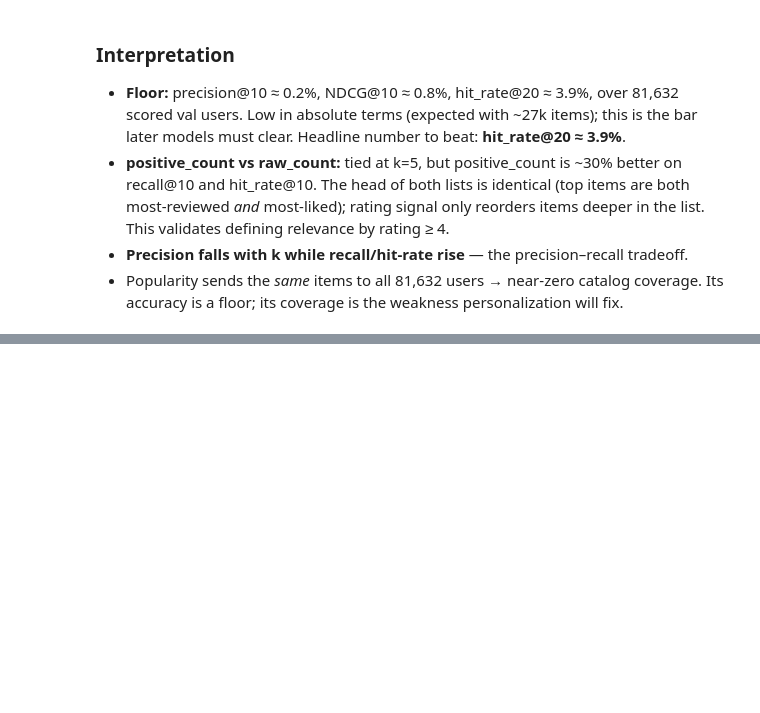
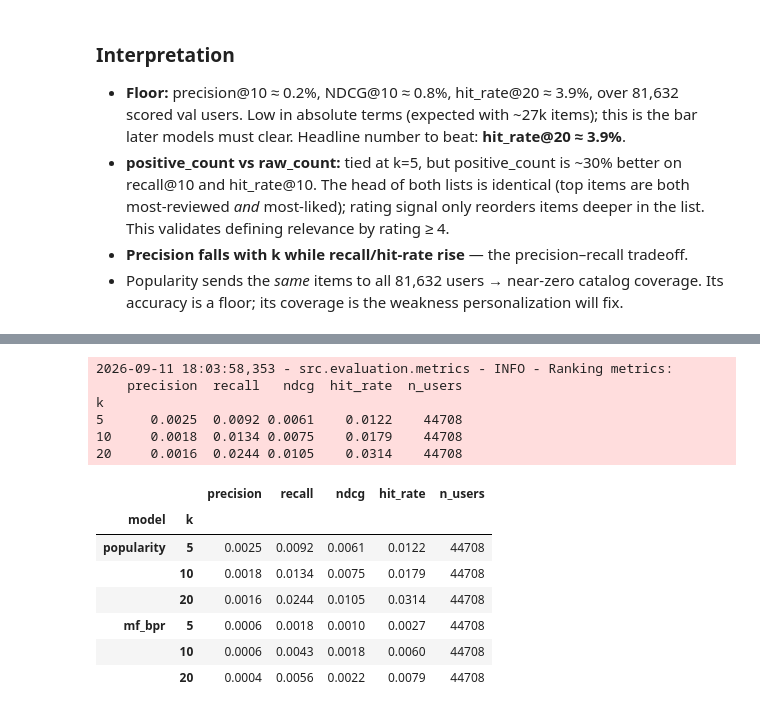
Before and after one commit to Pantelijaa/RecoSearch, a Jupyter notebook: notebooks/02_baseline_results.ipynb, the cells around one changed output, grey strips where cells are left out. Saved outputs shown, nothing was run; the diff lists cells and outputs as text; code cells hidden in the pictures; blank space fills up the shorter version.

```diff
--- a/notebooks/02_baseline_results.ipynb
+++ b/notebooks/02_baseline_results.ipynb
@@ -155,0 +191,28 @@ Computed item popularity by=positive_count: 27135 items ranked from 1041605 inte
+# %%
+from src.evaluation.metrics import evaluate_recommendations
+
+gt_warm = mf["gt_warm"]
+
+# Re-score popularity on the SAME warm users (recs_pos already covers them).
+pop_warm = evaluate_recommendations(recs_pos, gt_warm, k_values=(5, 10, 20))
+
+head_to_head = pd.concat(
+    {"popularity": pop_warm, "mf_bpr": mf["report"]},
+    names=["model"],
+)
+head_to_head
+# %% [output]
+2026-09-11 18:03:58,353 - src.evaluation.metrics - INFO - Ranking metrics:
+    precision  recall   ndcg  hit_rate  n_users
+k
+5      0.0025  0.0092 0.0061    0.0122    44708
+10     0.0018  0.0134 0.0075    0.0179    44708
+20     0.0016  0.0244 0.0105    0.0314    44708
+|  |  | precision | recall | ndcg | hit_rate | n_users |
+| model | k |  |  |  |  |  |
+| popularity | 5 | 0.0025 | 0.0092 | 0.0061 | 0.0122 | 44708 |
+|  | 10 | 0.0018 | 0.0134 | 0.0075 | 0.0179 | 44708 |
+|  | 20 | 0.0016 | 0.0244 | 0.0105 | 0.0314 | 44708 |
+| mf_bpr | 5 | 0.0006 | 0.0018 | 0.0010 | 0.0027 | 44708 |
+|  | 10 | 0.0006 | 0.0043 | 0.0018 | 0.0060 | 44708 |
+|  | 20 | 0.0004 | 0.0056 | 0.0022 | 0.0079 | 44708 |
```
Also changed, not shown: parts of 4 cells of this notebook.
